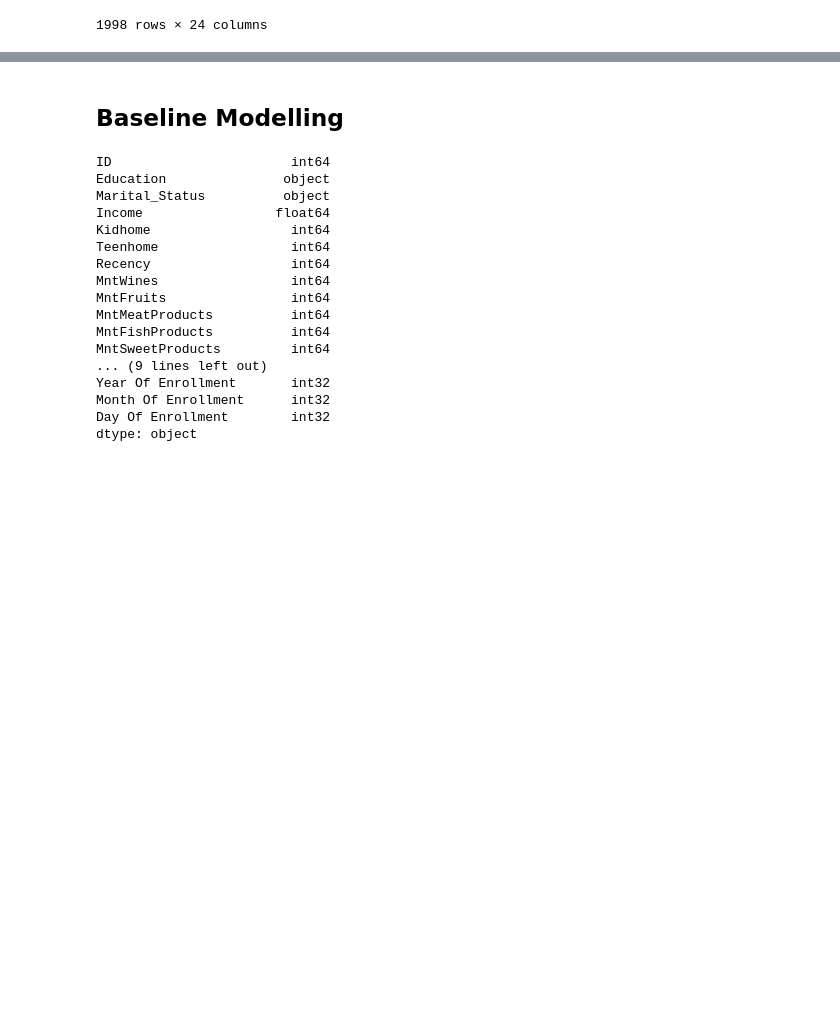
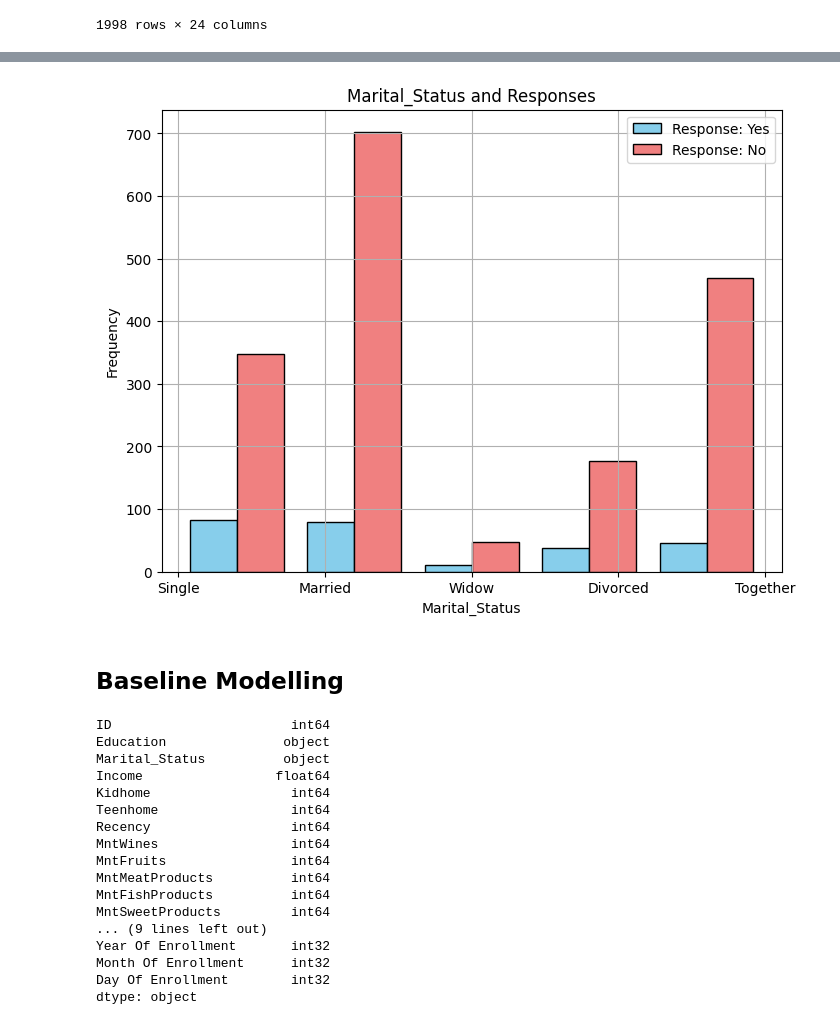
Before and after one commit to Ronan-Daliuag/Determining-Leads, a Jupyter notebook: Padrejuan.ipynb, the cells around one changed output, grey strips where cells are left out. Cells and saved outputs as stored; diff of their text form; code cells hidden in the pictures; blank space fills up the shorter version.

```diff
--- a/Padrejuan.ipynb
+++ b/Padrejuan.ipynb
@@ -375,4 +403,20 @@ max        84.000000
 Name: Age, dtype: float64
+# %%
+def viewing_from_responses (df, column_name):
+    response_yes = df[df['Response'] == 1]
+    response_no = df[df['Response'] == 0]
+    # Plotting
+    plt.figure(figsize=(8, 6))
+    plt.hist([response_yes[column_name], response_no[column_name]], bins=5, color=['skyblue', 'lightcoral'], edgecolor='black', label=['Response: Yes', 'Response: No'])
+    plt.title(column_name + ' and Responses')
+    plt.xlabel(column_name)
+    plt.ylabel('Frequency')
+    plt.legend()
+    plt.grid(True)
+    plt.show()
+viewing_from_responses(normalized_age, 'Marital_Status')
+# %% [output]
+[figure, added]
 # %% [markdown]
 ## Baseline Modelling
 # %%
```
Also changed, not shown: parts of 17 cells of this notebook, 4 other files.
